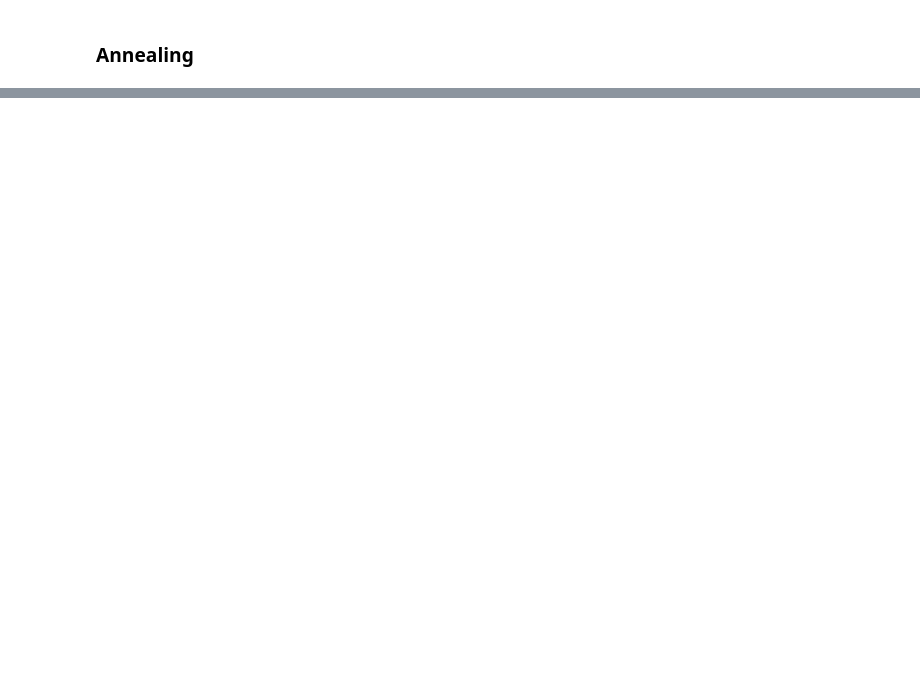
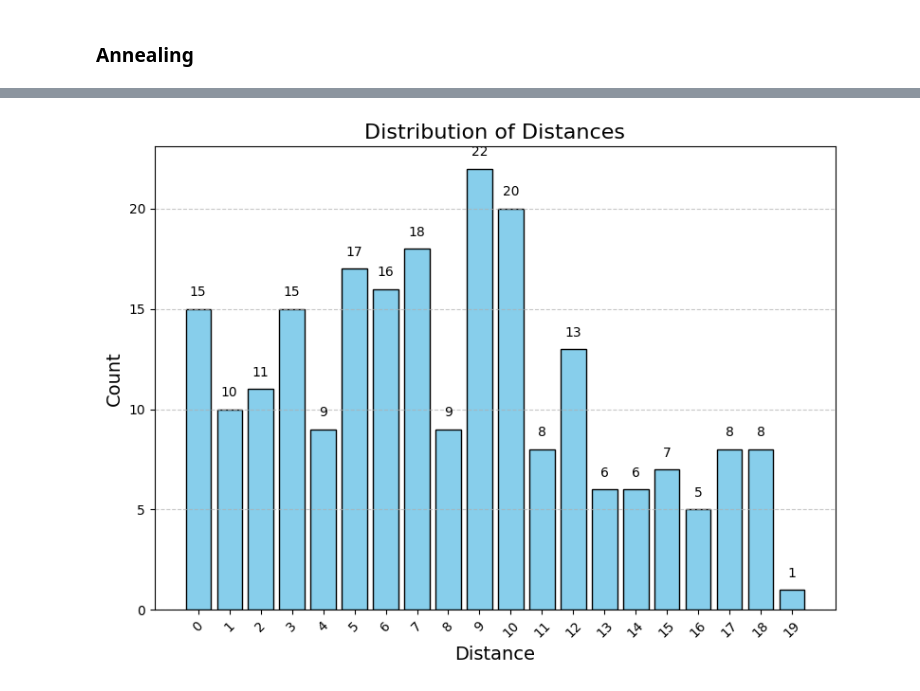
Before and after one commit to mnozkiewicz/MiSS, a Jupyter notebook: notebooks/leak_prediction.ipynb, the cells around one changed output, grey strips where cells are left out. Saved outputs shown, nothing was run; the diff lists cells and outputs as text; code cells hidden in the pictures; blank space fills up the shorter version.

```diff
--- a/notebooks/leak_prediction.ipynb
+++ b/notebooks/leak_prediction.ipynb
@@ -92,0 +299,12 @@ network.plot_with_ids(highlightnode=list(network.map_node_indexes(logger.best_so
+# %%
+experiment_params = {
+    "solution_size": [5, 10, 15],
+    "d_max": [5, 10]
+}
+
+knn_params = {
+    "n_neighbors": [3, 5],
+    "metric": ['euclidean']
+}
+
+results = run_experiments(experiment_params, "knn", knn_params)
@@ -92,0 +324,8 @@ network.plot_with_ids(highlightnode=list(network.map_node_indexes(logger.best_so
+# %%
+results = sorted(results, key=lambda x: x['mean_dist'])
+for res in results:
+    print(res["config"])
+    print(f"Solution: {res['solution']}")
+    print(f"Mean distance: {res['mean_dist']}")
+    print(f"Weighted accuracy: {res['weighted_accuracy']}")
+    print()
@@ -92,0 +350,5 @@ network.plot_with_ids(highlightnode=list(network.map_node_indexes(logger.best_so
+# %%
+plt.rcdefaults()
+plot_prediction_histogram(results[0]['dists'])
+# %% [output]
+[figure, added]
```
Also changed, not shown: parts of 40 cells of this notebook, 20 other files.
